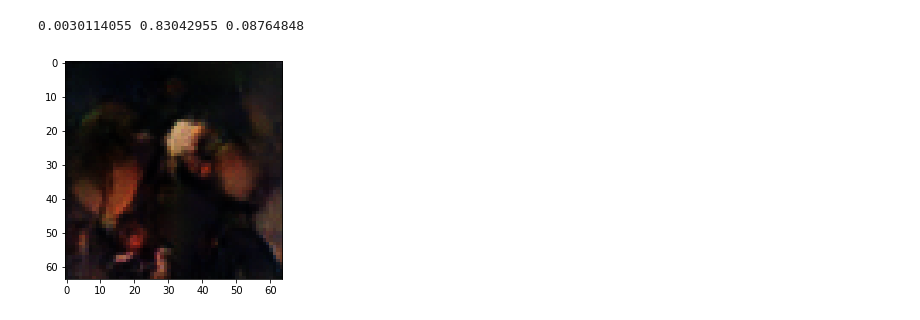
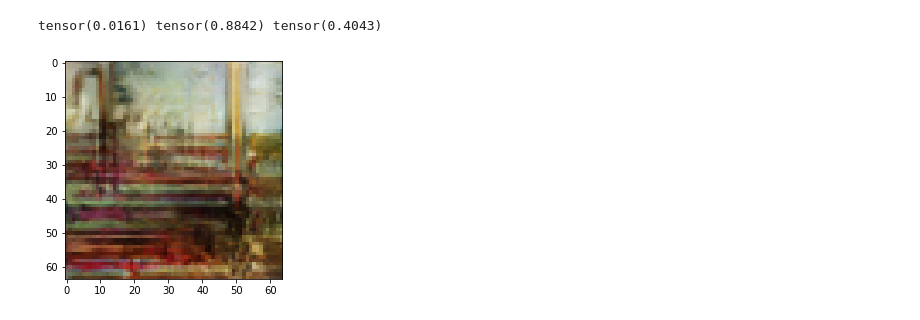
Before and after one commit to MindFigment/synesthesian-dreams, a Jupyter notebook: jupyter_notebooks/check_model.ipynb, the cells around one changed output. Saved outputs shown, nothing was run; the diff lists cells and outputs as text; code cells hidden in the pictures.

```diff
--- a/jupyter_notebooks/check_model.ipynb
+++ b/jupyter_notebooks/check_model.ipynb
@@ -29,0 +26,5 @@ def get_netG(model_path):
+# %%
+model_path = "./experiments/dcgan_64_100_lr05/checkpoints/220.pt"
+# %%
+dcgan = DCGAN()
+dcgan.load_netG_for_eval(model_path)
@@ -30,11 +49,6 @@ def get_netG(model_path):
 # %%
-netG, nz, device = get_netG(model_path)
-
-print(type(latent_code))
-# print(latent_code)
-
-def generate_image(latent_code):
-        img = netG(latent_code).detach().numpy().squeeze()
+def generate_image(model):
+        img = model.generate_images(1).squeeze()
         img = (img + 1) / 2
         print(img.min(), img.max(), img.mean())
         plt.imshow(np.transpose(img, (1,2,0)))
@@ -61,7 +55,6 @@ Generator(
-# %%
-latent_code = torch.randn(1, nz, 1, 1, device=device)
-generate_image(latent_code)
-# %% [output]
-0.0030114055 0.83042955 0.08764848
-[figure, removed]
+# %%
+generate_image(dcgan)
+# %% [output]
+tensor(0.0161) tensor(0.8842) tensor(0.4043)
+[figure, added]
 # %%
```
Also changed, not shown: parts of 12 cells of this notebook, 12 other files.
